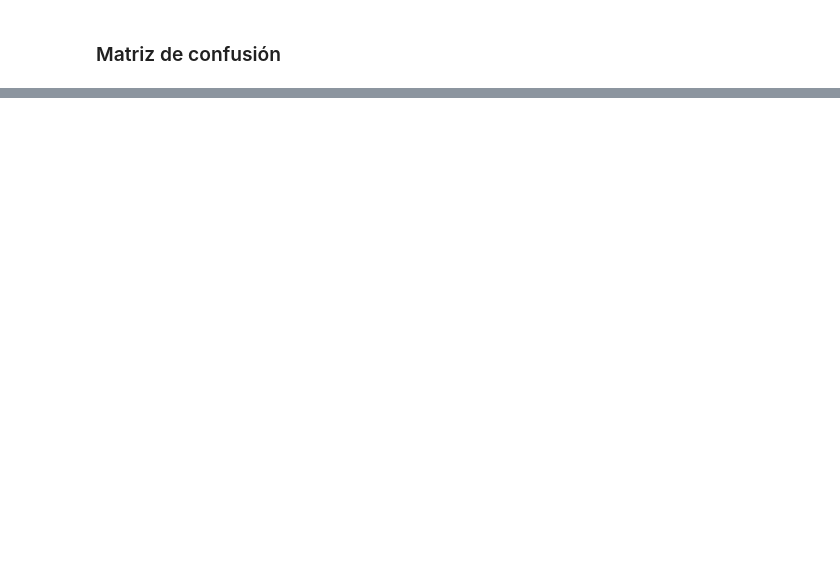
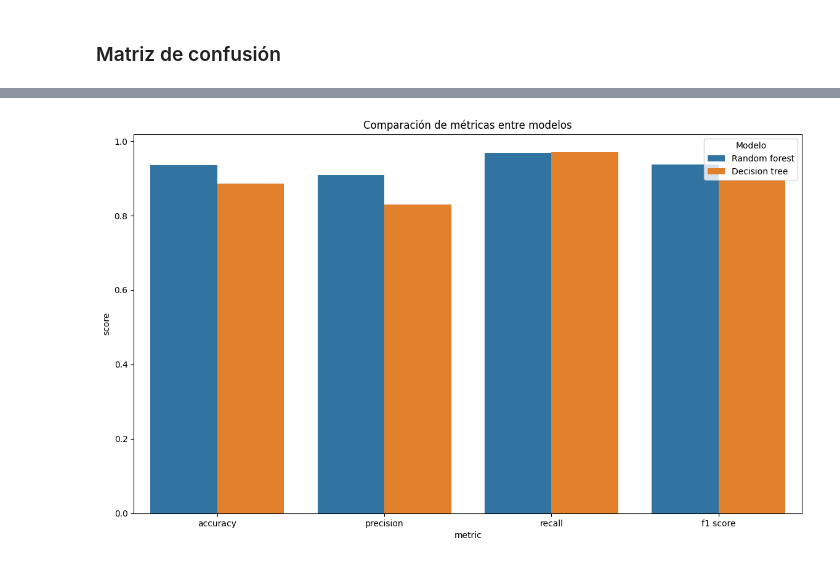
Before and after one commit to JuanCruzArese/TP-Final-ICD, a Jupyter notebook: TP_Final_ICD.ipynb, the cells around one changed output, grey strips where cells are left out. Saved outputs shown, nothing was run; the diff lists cells and outputs as text; code cells hidden in the pictures; blank space fills up the shorter version.

```diff
--- a/TP_Final_ICD.ipynb
+++ b/TP_Final_ICD.ipynb
@@ -353,0 +391,7 @@ weighted avg       0.94      0.94      0.94      7983
+# %%
+random_forest_accuracy = accuracy_score(y_test, y_pred)
+random_forest_precision = precision_score(y_test, y_pred)
+random_forest_recall = recall_score(y_test, y_pred)
+random_forest_f1_score = f1_score(y_test, y_pred)
+
+print(classification_report(y_test, y_pred))
@@ -385,0 +428,7 @@ weighted avg       0.89      0.89      0.88      7983
+# %%
+decision_tree_accuracy = accuracy_score(y_test, y_pred)
+decision_tree_precision = precision_score(y_test, y_pred)
+decision_tree_recall = recall_score(y_test, y_pred)
+decision_tree_f1_score = f1_score(y_test, y_pred)
+
+print(classification_report(y_test, y_pred))
@@ -398,0 +474,10 @@ VISUALIZACION DE RESULTADOS!!!!! PENDIENTE
+# %%
+performance = performance.melt(id_vars='model', var_name='metric', value_name='score')
+
+plt.figure(figsize=(14, 8))
+sns.barplot(x='metric', y='score', hue='model', data=performance)
+plt.title('Comparación de métricas entre modelos')
+plt.legend(title='Modelo')
+plt.show()
+# %% [output]
+[figure, added]
```
Also changed, not shown: parts of 58 cells of this notebook.
